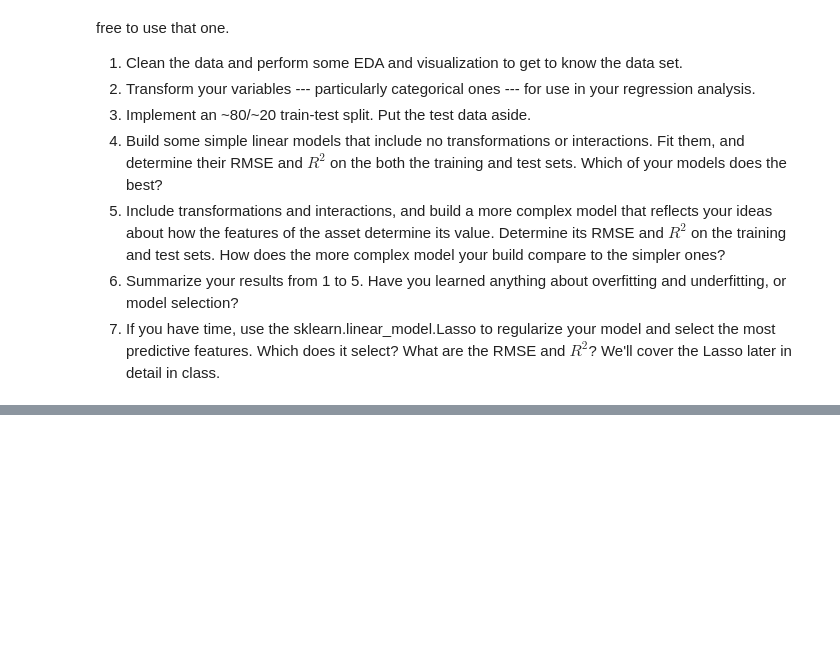
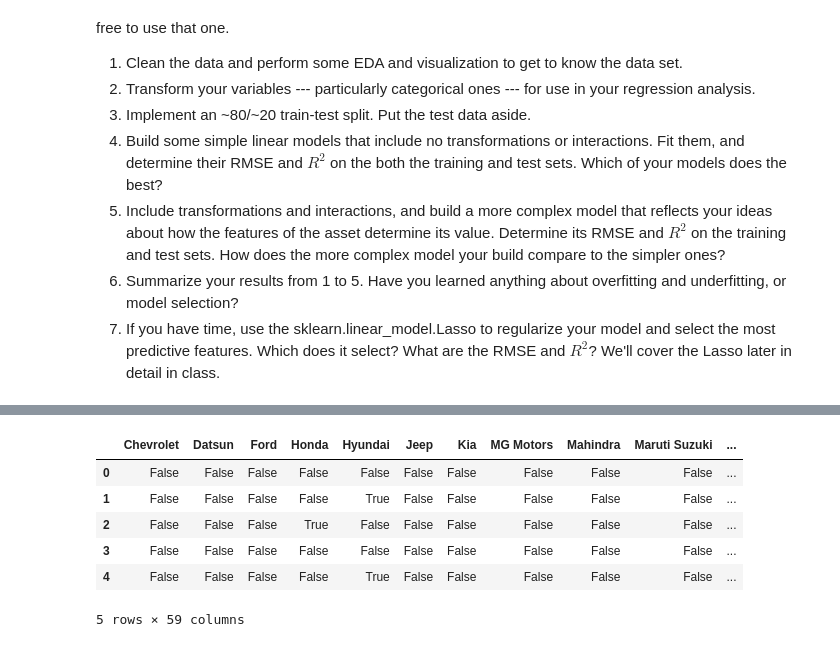
Before and after one commit to borayd3/labs, a Jupyter notebook: 04_hedonic_pricing/04_hedonic_pricing.ipynb, the cells around one changed output, grey strips where cells are left out. Cells and saved outputs as stored; diff of their text form; code cells hidden in the pictures; blank space fills up the shorter version.

```diff
--- a/04_hedonic_pricing/04_hedonic_pricing.ipynb
+++ b/04_hedonic_pricing/04_hedonic_pricing.ipynb
@@ -103,0 +61,26 @@ sns.scatterplot(x=cars2['Mileage'],y=cars2['Price'])
+# %%
+# Q2
+
+make_dum = pd.get_dummies(cars2['Make'])
+color_dum = pd.get_dummies(cars2['Color'])
+body_dum = pd.get_dummies(cars2['Body_Type'])
+fuel_dum = pd.get_dummies(cars2['Fuel_Type'])
+transmis_dum = pd.get_dummies(cars2['Transmission'])
+transmisType_dum = pd.get_dummies(cars2['Transmission_Type'])
+
+cars2['Mileage_arcsin'] = np.arcsinh(cars2['Mileage'])
+cars2['Price_arcsin'] = np.arcsinh(cars2['Price'])
+cars2.head()
+
+
+X = pd.concat([make_dum,color_dum,body_dum,fuel_dum,transmis_dum,transmisType_dum,cars2],axis=1)
+X.head()
+#list(X.columns)
+# %% [output]
+|  | Chevrolet | Datsun | Ford | Honda | Hyundai | Jeep | Kia | MG Motors | Mahindra | Maruti Suzuki | ... |
+| 0 | False | False | False | False | False | False | False | False | False | False | ... |
+| 1 | False | False | False | False | True | False | False | False | False | False | ... |
+| 2 | False | False | False | True | False | False | False | False | False | False | ... |
+| 3 | False | False | False | False | False | False | False | False | False | False | ... |
+| 4 | False | False | False | False | True | False | False | False | False | False | ... |
+5 rows × 59 columns
```
Also changed, not shown: parts of 21 cells of this notebook.
